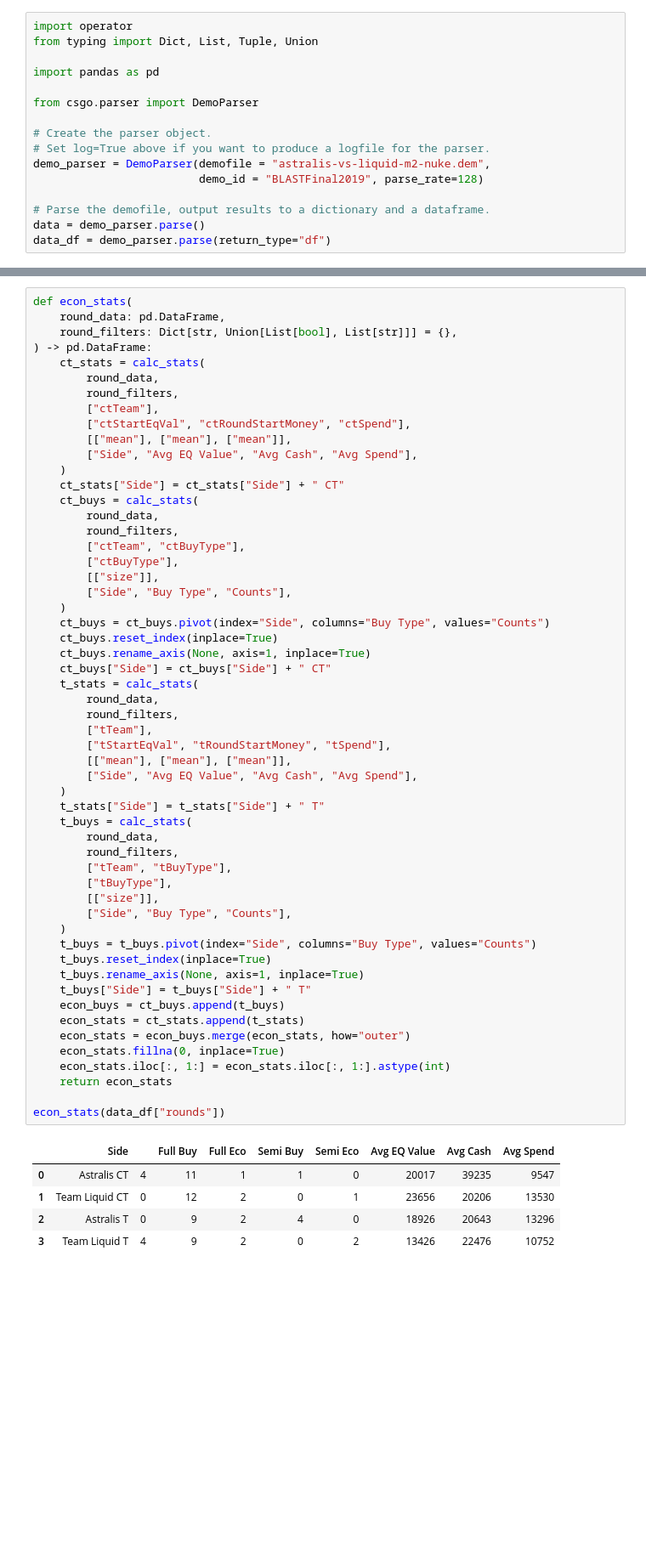
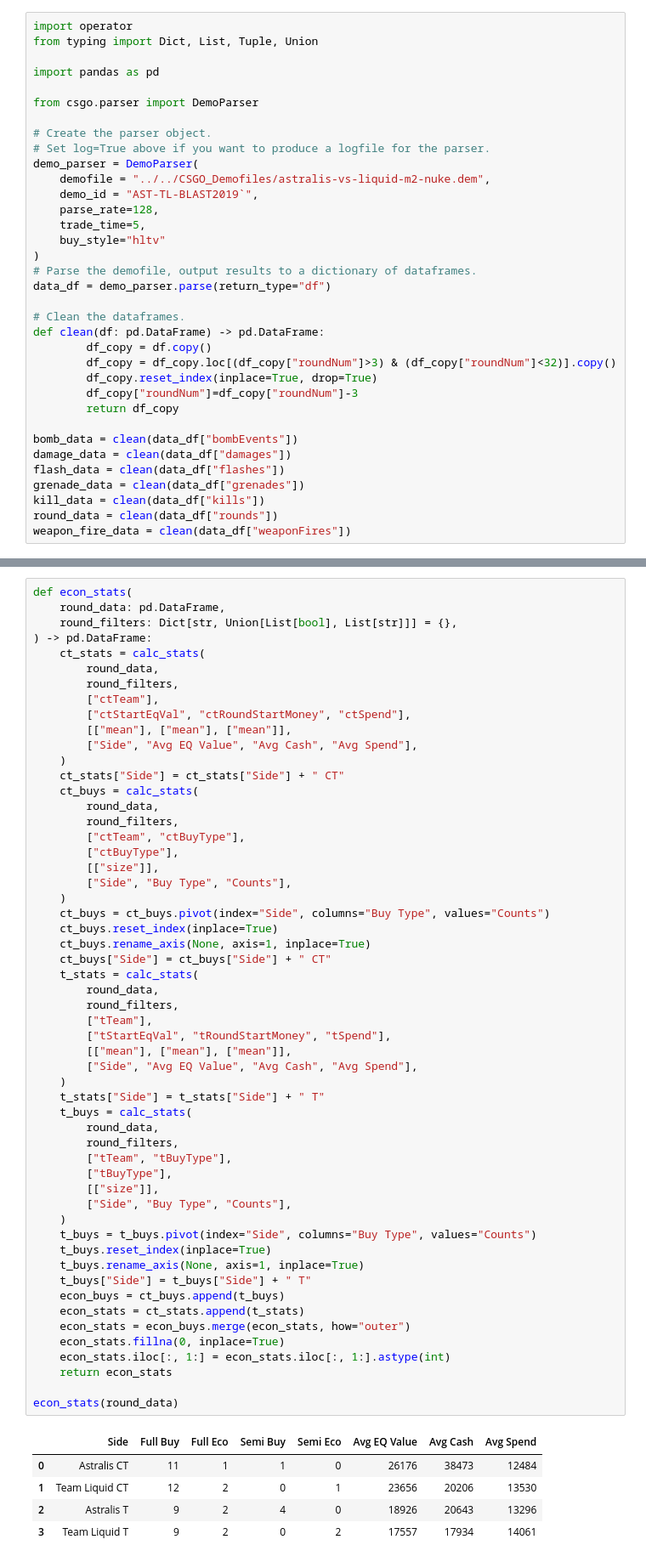
Before and after one commit to pnxenopoulos/awpy, a Jupyter notebook: examples/01_Basic_CSGO_Analysis.ipynb, the cells around one changed output, grey strips where cells are left out. Shown at 85% size. Saved outputs shown, nothing was run; the diff lists cells and outputs as text; blank space fills up the shorter version.

```diff
--- a/examples/01_Basic_CSGO_Analysis.ipynb
+++ b/examples/01_Basic_CSGO_Analysis.ipynb
@@ -14,10 +14,29 @@ from csgo.parser import DemoParser
 
 # Create the parser object.
 # Set log=True above if you want to produce a logfile for the parser.
-demo_parser = DemoParser(demofile = "astralis-vs-liquid-m2-nuke.dem",
-                         demo_id = "BLASTFinal2019", parse_rate=128)
+demo_parser = DemoParser(
+    demofile = "../../CSGO_Demofiles/astralis-vs-liquid-m2-nuke.dem",
+    demo_id = "AST-TL-BLAST2019`",
+    parse_rate=128,
+    trade_time=5,
+    buy_style="hltv"
+)
+# Parse the demofile, output results to a dictionary of dataframes.
+data_df = demo_parser.parse(return_type="df")
 
-# Parse the demofile, output results to a dictionary and a dataframe.
-data = demo_parser.parse()
-data_df = demo_parser.parse(return_type="df")
+# Clean the dataframes.
+def clean(df: pd.DataFrame) -> pd.DataFrame:
+        df_copy = df.copy()
+        df_copy = df_copy.loc[(df_copy["roundNum"]>3) & (df_copy["roundNum"]<32)].copy()
+        df_copy.reset_index(inplace=True, drop=True)
+        df_copy["roundNum"]=df_copy["roundNum"]-3
+        return df_copy
+
+bomb_data = clean(data_df["bombEvents"])
+damage_data = clean(data_df["damages"])
+flash_data = clean(data_df["flashes"])
+grenade_data = clean(data_df["grenades"])
+kill_data = clean(data_df["kills"])
+round_data = clean(data_df["rounds"])
+weapon_fire_data = clean(data_df["weaponFires"])
 # %% [output]
@@ -813,39 +843,39 @@ def econ_stats(
     ct_buys["Side"] = ct_buys["Side"] + " CT"
     t_stats = calc_stats(
         round_data,
         round_filters,
         ["tTeam"],
         ["tStartEqVal", "tRoundStartMoney", "tSpend"],
         [["mean"], ["mean"], ["mean"]],
         ["Side", "Avg EQ Value", "Avg Cash", "Avg Spend"],
     )
     t_stats["Side"] = t_stats["Side"] + " T"
     t_buys = calc_stats(
         round_data,
         round_filters,
         ["tTeam", "tBuyType"],
         ["tBuyType"],
         [["size"]],
         ["Side", "Buy Type", "Counts"],
     )
     t_buys = t_buys.pivot(index="Side", columns="Buy Type", values="Counts")
     t_buys.reset_index(inplace=True)
     t_buys.rename_axis(None, axis=1, inplace=True)
     t_buys["Side"] = t_buys["Side"] + " T"
     econ_buys = ct_buys.append(t_buys)
     econ_stats = ct_stats.append(t_stats)
     econ_stats = econ_buys.merge(econ_stats, how="outer")
     econ_stats.fillna(0, inplace=True)
     econ_stats.iloc[:, 1:] = econ_stats.iloc[:, 1:].astype(int)
     return econ_stats
 
-econ_stats(data_df["rounds"])
+econ_stats(round_data)
 # %% [output]
-|  | Side |  | Full Buy | Full Eco | Semi Buy | Semi Eco | Avg EQ Value | Avg Cash | Avg Spend |
-| 0 | Astralis CT | 4 | 11 | 1 | 1 | 0 | 20017 | 39235 | 9547 |
-| 1 | Team Liquid CT | 0 | 12 | 2 | 0 | 1 | 23656 | 20206 | 13530 |
-| 2 | Astralis T | 0 | 9 | 2 | 4 | 0 | 18926 | 20643 | 13296 |
-| 3 | Team Liquid T | 4 | 9 | 2 | 0 | 2 | 13426 | 22476 | 10752 |
+|  | Side | Full Buy | Full Eco | Semi Buy | Semi Eco | Avg EQ Value | Avg Cash | Avg Spend |
+| 0 | Astralis CT | 11 | 1 | 1 | 0 | 26176 | 38473 | 12484 |
+| 1 | Team Liquid CT | 12 | 2 | 0 | 1 | 23656 | 20206 | 13530 |
+| 2 | Astralis T | 9 | 2 | 4 | 0 | 18926 | 20643 | 13296 |
+| 3 | Team Liquid T | 9 | 2 | 0 | 2 | 17557 | 17934 | 14061 |
 # %% [markdown]
 # `kill_breakdown()`
 `kill_breakdown()` takes in kill data, a boolean specifying whether to calculate statistics for each player or for each team, and kill data filters, and returns a DataFrame with kills by weapon type.
```
Also changed, not shown: parts of 19 cells of this notebook, 3 other files.
